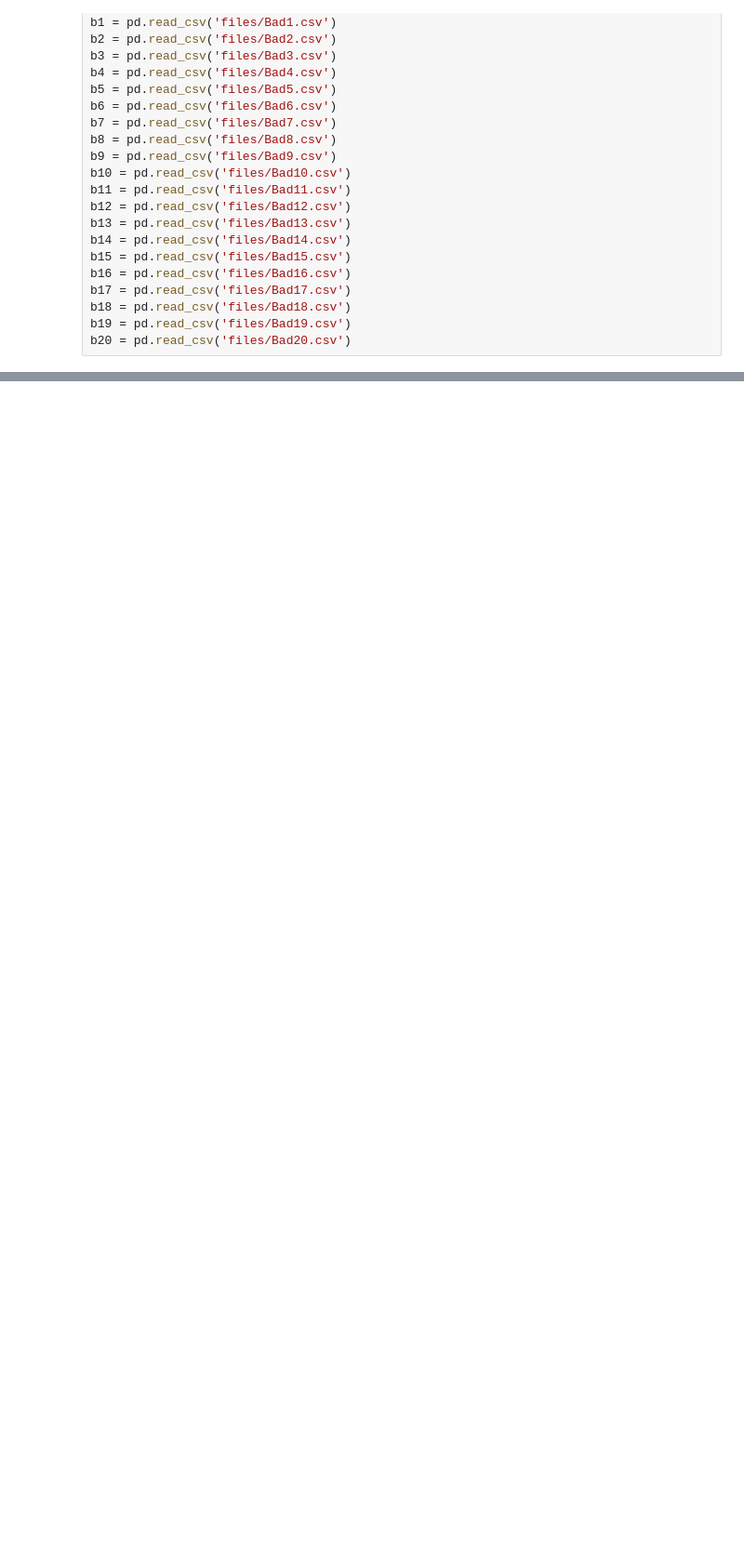
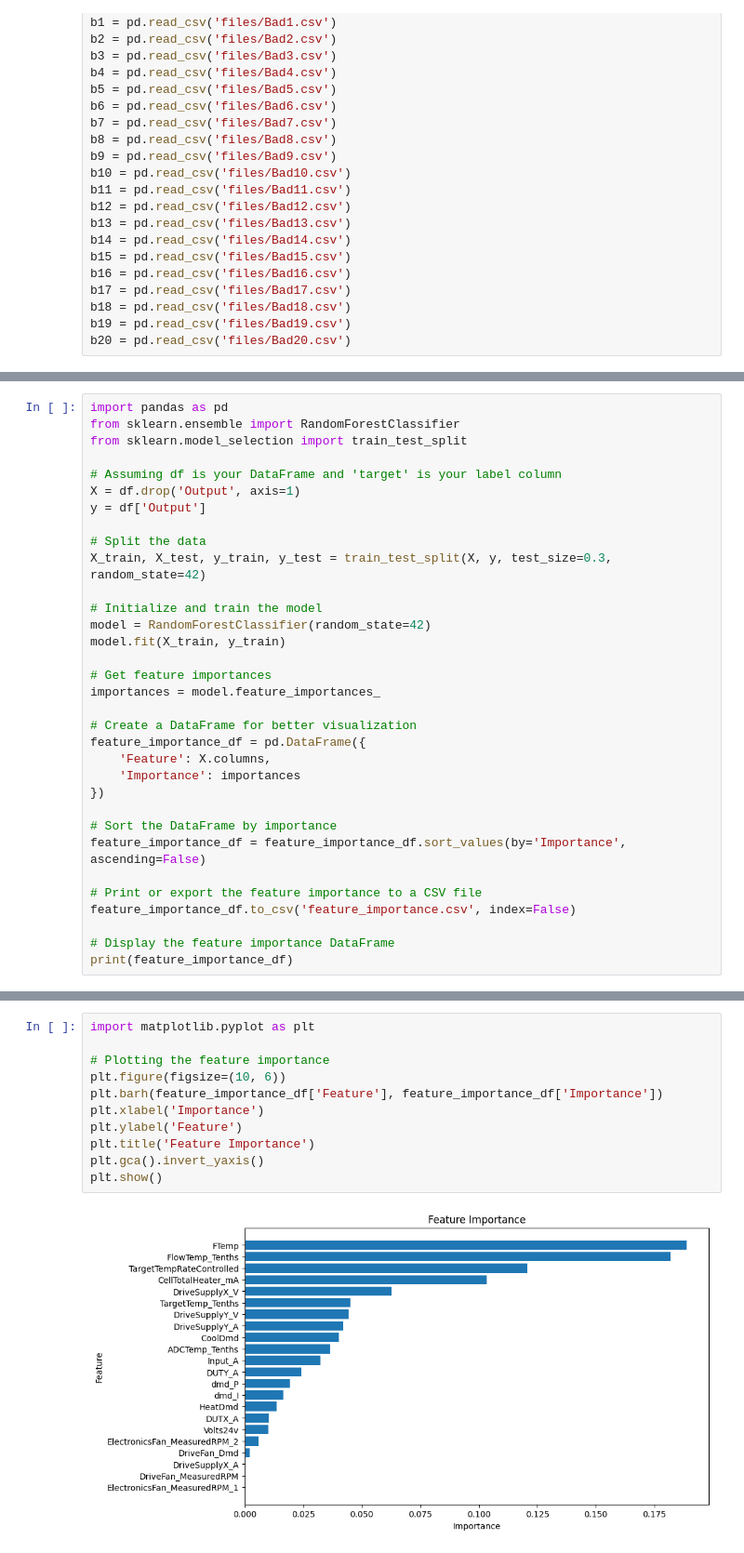
Before and after one commit to M6402334art/Yoom-s-project, a Jupyter notebook: EDA.ipynb, the cells around one changed output, grey strips where cells are left out. Shown at 93% size. Drawn from its saved outputs; the diff is of its cells as text; blank space fills up the shorter version.

```diff
--- a/EDA.ipynb
+++ b/EDA.ipynb
@@ -59,0 +487,33 @@ b20 = pd.read_csv('files/Bad20.csv')
+# %%
+import pandas as pd
+from sklearn.ensemble import RandomForestClassifier
+from sklearn.model_selection import train_test_split
+
+# Assuming df is your DataFrame and 'target' is your label column
+X = df.drop('Output', axis=1)
+y = df['Output']
+
+# Split the data
+X_train, X_test, y_train, y_test = train_test_split(X, y, test_size=0.3, random_state=42)
+
+# Initialize and train the model
+model = RandomForestClassifier(random_state=42)
+model.fit(X_train, y_train)
+
+# Get feature importances
+importances = model.feature_importances_
+
+# Create a DataFrame for better visualization
+feature_importance_df = pd.DataFrame({
+    'Feature': X.columns,
+    'Importance': importances
+})
+
+# Sort the DataFrame by importance
+feature_importance_df = feature_importance_df.sort_values(by='Importance', ascending=False)
+
+# Print or export the feature importance to a CSV file
+feature_importance_df.to_csv('feature_importance.csv', index=False)
+
+# Display the feature importance DataFrame
+print(feature_importance_df)
@@ -59,0 +538,13 @@ b20 = pd.read_csv('files/Bad20.csv')
+# %%
+import matplotlib.pyplot as plt
+
+# Plotting the feature importance
+plt.figure(figsize=(10, 6))
+plt.barh(feature_importance_df['Feature'], feature_importance_df['Importance'])
+plt.xlabel('Importance')
+plt.ylabel('Feature')
+plt.title('Feature Importance')
+plt.gca().invert_yaxis()
+plt.show()
+# %% [output]
+[figure, added]
```
Also changed, not shown: parts of 13 cells of this notebook, 6 other files.
